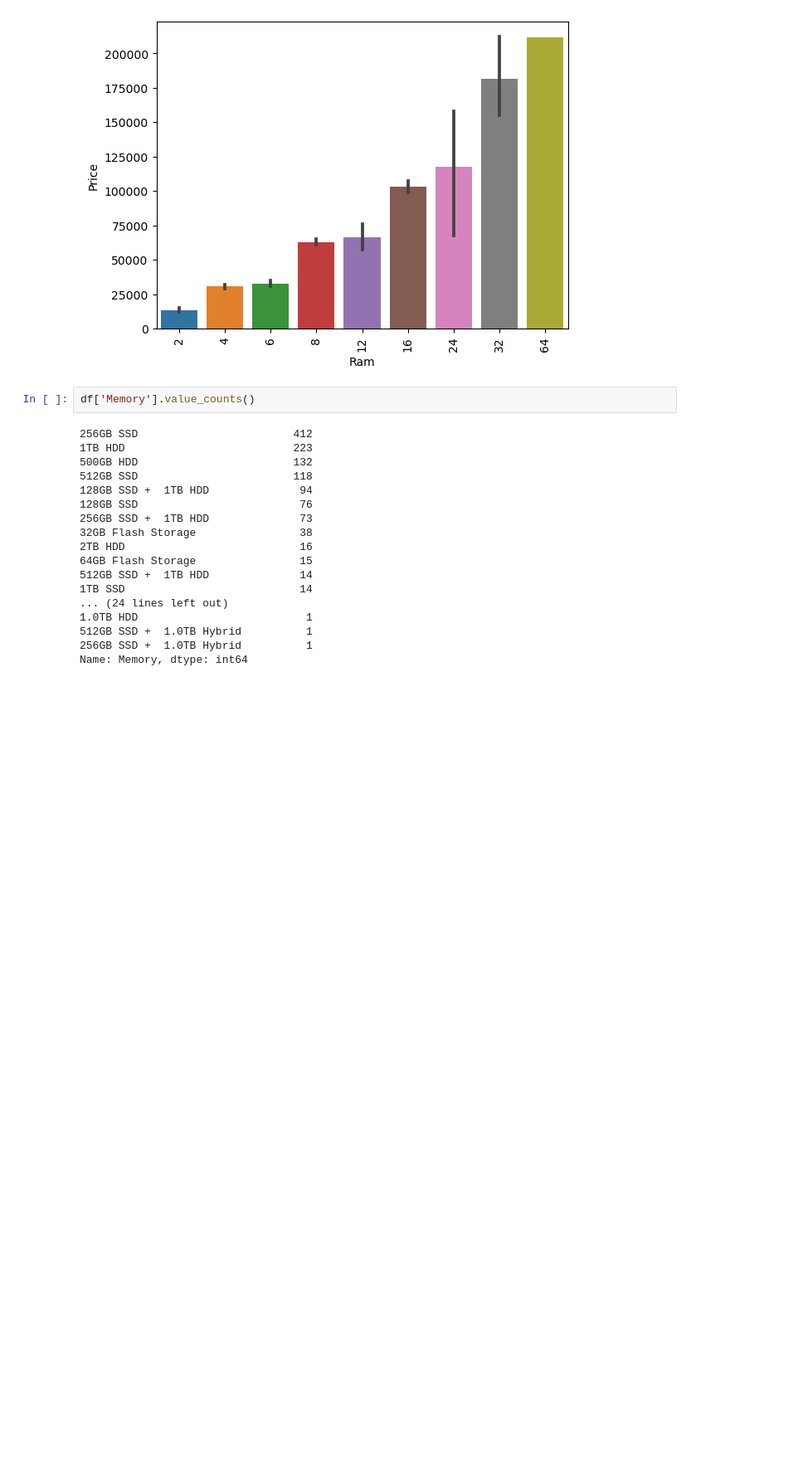
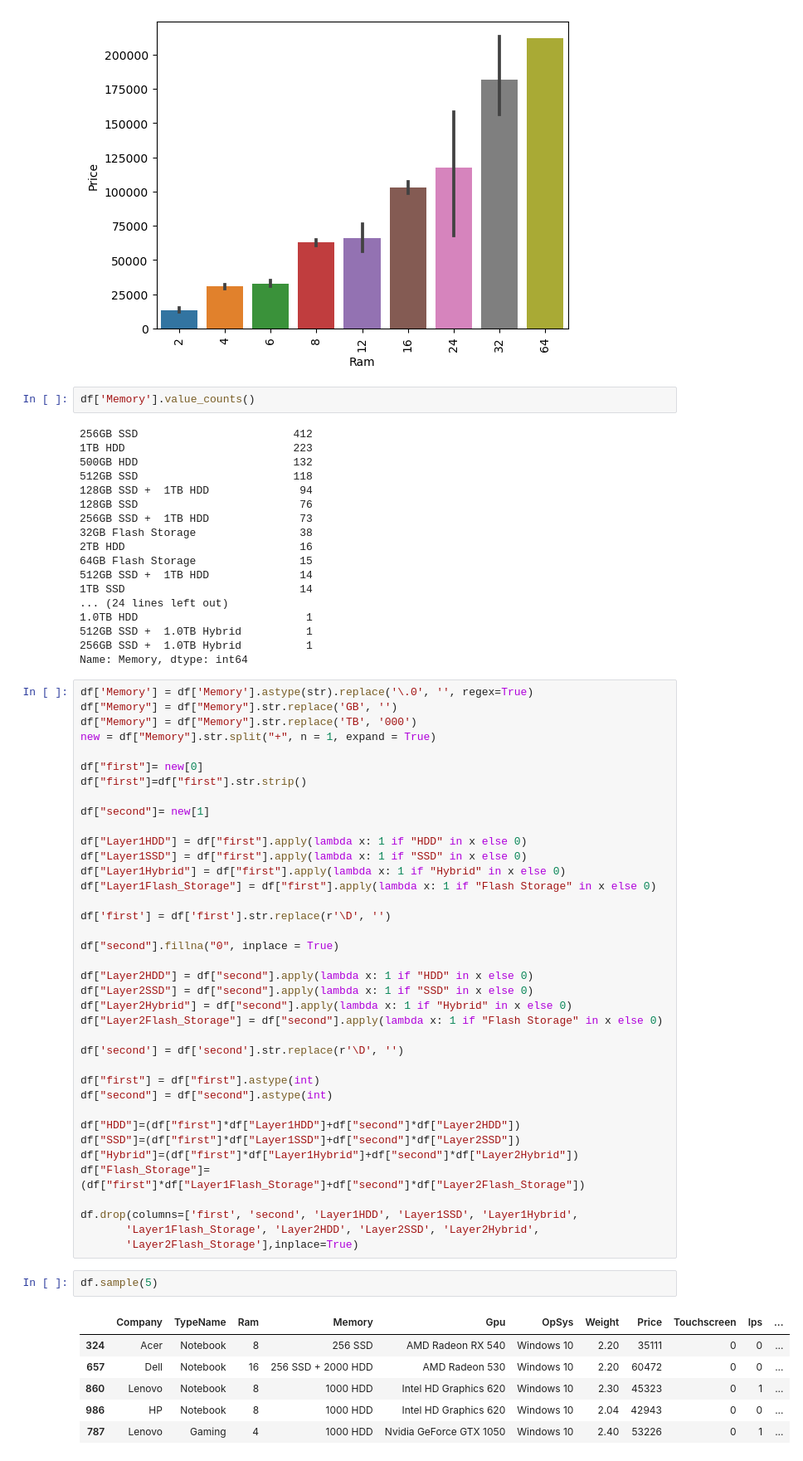
Before and after one commit to ApurbaKumarMajumder/Machine_Learning_Projects, a Jupyter notebook: Laptop_price_Predictor/notebook.ipynb, the cells around one changed output. Shown at 83% size. Saved outputs shown, nothing was run; the diff lists cells and outputs as text; blank space fills up the shorter version.

Commit message:
done with Memory column

```diff
--- a/Laptop_price_Predictor/notebook.ipynb
+++ b/Laptop_price_Predictor/notebook.ipynb
@@ -470,3 +470,50 @@ df['Memory'].value_counts()
 512GB SSD +  1.0TB Hybrid          1
 256GB SSD +  1.0TB Hybrid          1
 Name: Memory, dtype: int64
+# %%
+df['Memory'] = df['Memory'].astype(str).replace('\.0', '', regex=True)
+df["Memory"] = df["Memory"].str.replace('GB', '')
+df["Memory"] = df["Memory"].str.replace('TB', '000')
+new = df["Memory"].str.split("+", n = 1, expand = True)
+
+df["first"]= new[0]
+df["first"]=df["first"].str.strip()
+
+df["second"]= new[1]
+
+df["Layer1HDD"] = df["first"].apply(lambda x: 1 if "HDD" in x else 0)
+df["Layer1SSD"] = df["first"].apply(lambda x: 1 if "SSD" in x else 0)
+df["Layer1Hybrid"] = df["first"].apply(lambda x: 1 if "Hybrid" in x else 0)
+df["Layer1Flash_Storage"] = df["first"].apply(lambda x: 1 if "Flash Storage" in x else 0)
+
+df['first'] = df['first'].str.replace(r'\D', '')
+
+df["second"].fillna("0", inplace = True)
+
+df["Layer2HDD"] = df["second"].apply(lambda x: 1 if "HDD" in x else 0)
+df["Layer2SSD"] = df["second"].apply(lambda x: 1 if "SSD" in x else 0)
+df["Layer2Hybrid"] = df["second"].apply(lambda x: 1 if "Hybrid" in x else 0)
+df["Layer2Flash_Storage"] = df["second"].apply(lambda x: 1 if "Flash Storage" in x else 0)
+
+df['second'] = df['second'].str.replace(r'\D', '')
+
+df["first"] = df["first"].astype(int)
+df["second"] = df["second"].astype(int)
+
+df["HDD"]=(df["first"]*df["Layer1HDD"]+df["second"]*df["Layer2HDD"])
+df["SSD"]=(df["first"]*df["Layer1SSD"]+df["second"]*df["Layer2SSD"])
+df["Hybrid"]=(df["first"]*df["Layer1Hybrid"]+df["second"]*df["Layer2Hybrid"])
+df["Flash_Storage"]=(df["first"]*df["Layer1Flash_Storage"]+df["second"]*df["Layer2Flash_Storage"])
+
+df.drop(columns=['first', 'second', 'Layer1HDD', 'Layer1SSD', 'Layer1Hybrid',
+       'Layer1Flash_Storage', 'Layer2HDD', 'Layer2SSD', 'Layer2Hybrid',
+       'Layer2Flash_Storage'],inplace=True)
+# %%
+df.sample(5)
+# %% [output]
+|  | Company | TypeName | Ram | Memory | Gpu | OpSys | Weight | Price | Touchscreen | Ips | ... |
+| 324 | Acer | Notebook | 8 | 256 SSD | AMD Radeon RX 540 | Windows 10 | 2.20 | 35111 | 0 | 0 | ... |
+| 657 | Dell | Notebook | 16 | 256 SSD + 2000 HDD | AMD Radeon 530 | Windows 10 | 2.20 | 60472 | 0 | 0 | ... |
+| 860 | Lenovo | Notebook | 8 | 1000 HDD | Intel HD Graphics 620 | Windows 10 | 2.30 | 45323 | 0 | 1 | ... |
+| 986 | HP | Notebook | 8 | 1000 HDD | Intel HD Graphics 620 | Windows 10 | 2.04 | 42943 | 0 | 0 | ... |
+| 787 | Lenovo | Gaming | 4 | 1000 HDD | Nvidia GeForce GTX 1050 | Windows 10 | 2.40 | 53226 | 0 | 1 | ... |
```
Also changed, not shown: parts of 6 cells of this notebook.
